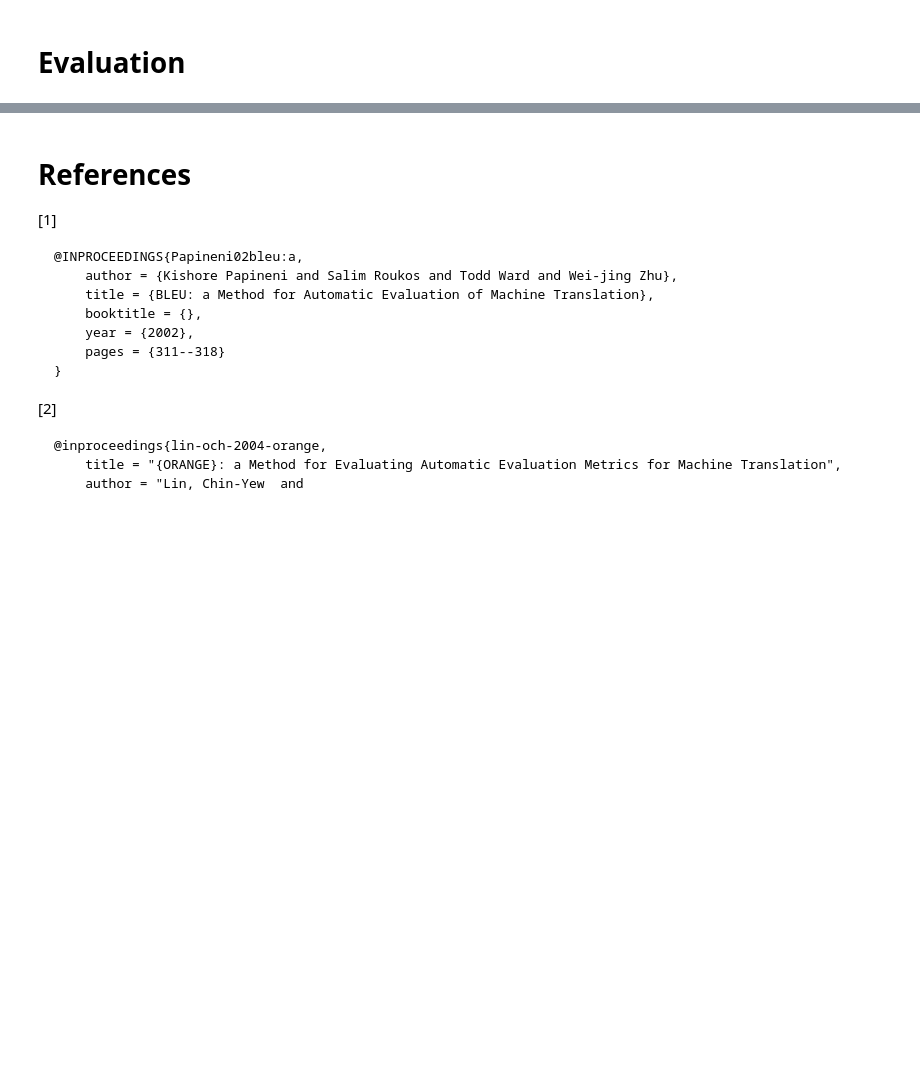
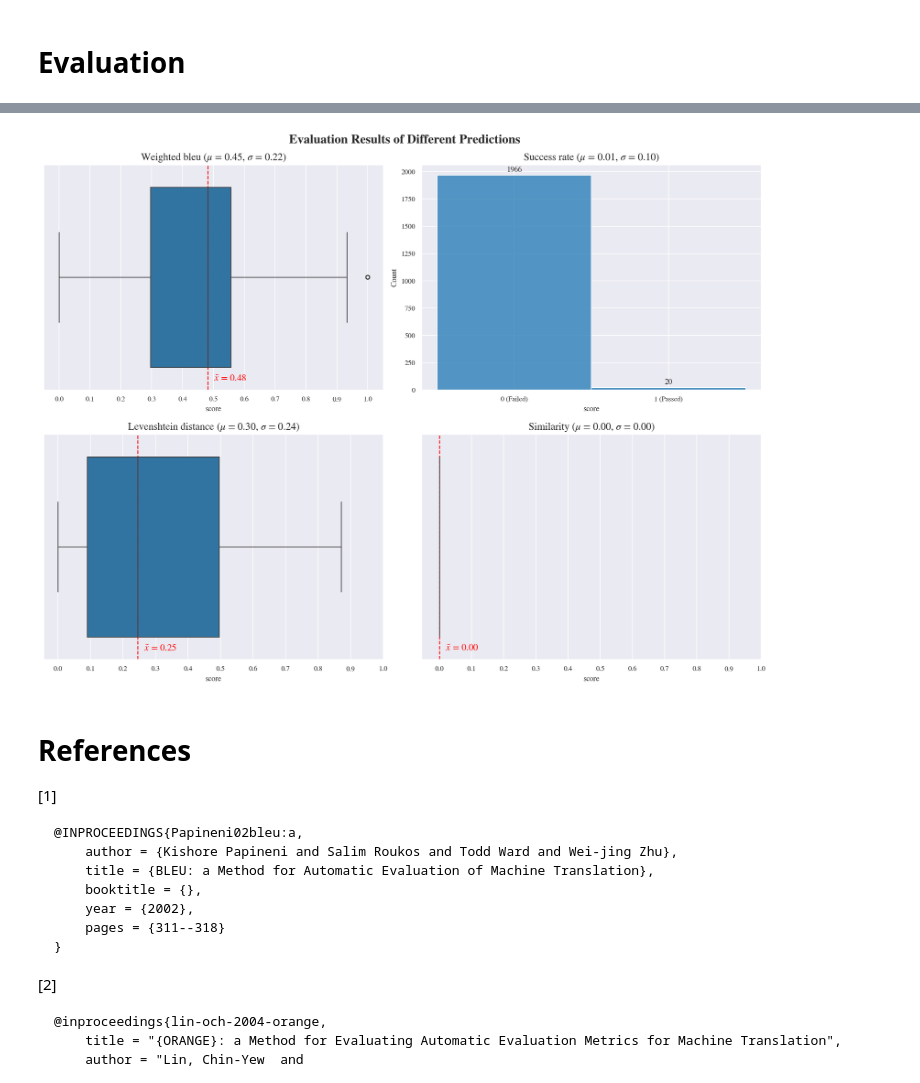
Before and after one commit to nina-prog/cadenza-playwright-llm, a Jupyter notebook: notebooks/240711_Nina_evaluation.ipynb, the cells around one changed output, grey strips where cells are left out. Saved outputs shown, nothing was run; the diff lists cells and outputs as text; code cells hidden in the pictures; blank space fills up the shorter version.

```diff
--- a/notebooks/240711_Nina_evaluation.ipynb
+++ b/notebooks/240711_Nina_evaluation.ipynb
@@ -18,10 +18,10 @@ from src.data.code_processor import parse_code
 plt.rcParams['mathtext.fontset'] = 'stix'
 plt.rcParams['font.family'] = 'STIXGeneral'
 plt.rcParams['font.size'] = 12
-#%config InlineBackend.figure_format = 'retina'
+%config InlineBackend.figure_format = 'retina'
 # Set color palette
-sns.set_palette('Paired')
-sns.set_context('notebook')
+#sns.set_palette('Paired')
+sns.set_context('paper')
 # %% [markdown]
 # Set working directory
 # %%
@@ -413,3 +439,31 @@ plt.show()
+# %%
+# Display evaluation results in a boxplot
+fig, axes = plt.subplots(2, 2, figsize=(13, 10))
+for i, metric in enumerate(['weighted bleu', 'success rate', 'levenshtein distance', 'similarity']):
+    if metric == 'success rate':
+        sns.histplot(data=results, x=metric, ax=axes[i//2, i%2], bins=2, discrete=True)
+        # Set xtick labels to '0 (Failed)' and '1 (Passed)'
+        axes[i//2, i%2].set_xticks([0, 1])
+        axes[i//2, i%2].set_xticklabels(['0 (Failed)', '1 (Passed)'])
+        # Add numbers
+        for p in axes[i//2, i%2].patches:
+            axes[i//2, i%2].annotate(f'{p.get_height()}', (p.get_x() + p.get_width() / 2., p.get_height()), ha = 'center', va = 'center', xytext = (0, 7), textcoords = 'offset points')
+    else:
+        sns.boxplot(data=results, x=metric, ax=axes[i//2, i%2])
+        # Add xticks from 0 to 1 in steps of 0.1
+        axes[i//2, i%2].set_xticks([i/10 for i in range(11)])
+        # Add median line
+        axes[i//2, i%2].axvline(results[metric].median(), color='red', linestyle='--')
+        axes[i//2, i%2].text(results[metric].median()+0.02, 0.46, r'$\tilde{x}$' + f' = {results[metric].median():.2f}', color='red', fontsize=12)
+
+    axes[i//2, i%2].set_xlabel("score")
+    axes[i//2, i%2].set_title(f'{metric.capitalize().replace("_", " ")}' + r' ($\mu$ = {:.2f}, $\sigma$ = {:.2f})'.format(results[metric].mean(), results[metric].std()), fontsize=13)
+
+plt.suptitle('Evaluation Results of Different Predictions', fontsize=16, fontweight='bold')
+plt.tight_layout()
+plt.show()
+# %% [output]
+[figure, added]
 # %% [markdown]
 # References
 [1]
```
Also changed, not shown: parts of 8 cells of this notebook, 1 other file.
